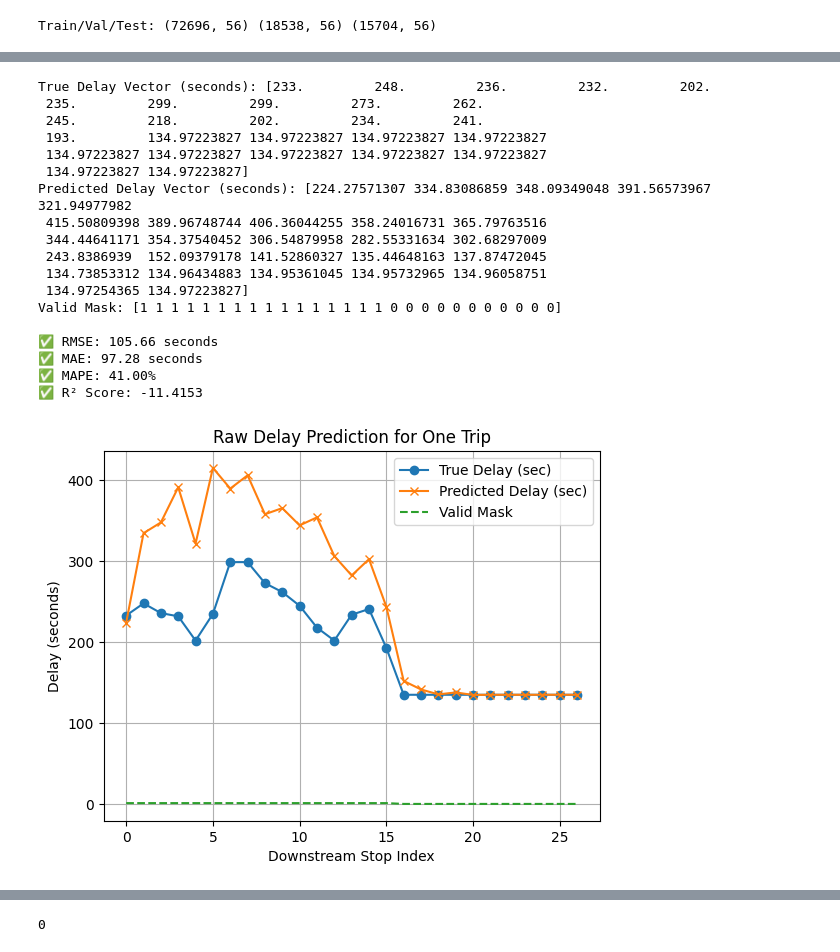
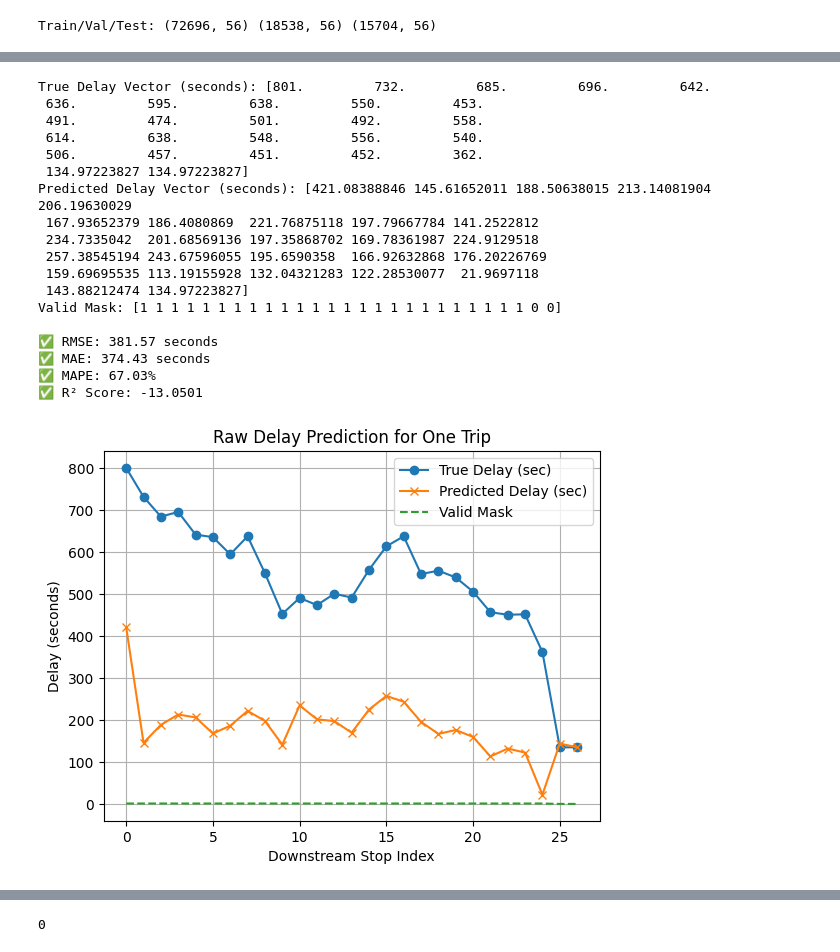
Before and after one commit to Zhiyuan-03/AI_in_Transportation_Exercise, a Jupyter notebook: Project1.ipynb, the cells around one changed output, grey strips where cells are left out. Saved outputs shown, nothing was run; the diff lists cells and outputs as text; code cells hidden in the pictures.

```diff
--- a/Project1.ipynb
+++ b/Project1.ipynb
@@ -514,59 +533,59 @@ scaler_arrival = StandardScaler()
 scaler_arrival.fit(df_raw[['arrival_delay']])  # now using truly unscaled data
 
 
-i = 10  # sample index
+i = 27  # sample index
 
 # Inverse transform predictions and ground truth
 true_raw = scaler_arrival.inverse_transform(y_test[i].reshape(-1, 1)).flatten()
-pred_raw = scaler_arrival.inverse_transform(pred_lgb[i].reshape(-1, 1)).flatten()
+pred_raw = scaler_arrival.inverse_transform(pred_linreg[i].reshape(-1, 1)).flatten()
 mask = mask_test[i].astype(bool)
 
 # Filter valid entries
 true_valid = true_raw[mask]
 pred_valid = pred_raw[mask]
 
 # Compute metrics
 rmse = np.sqrt(mean_squared_error(true_valid, pred_valid))
 mae = mean_absolute_error(true_valid, pred_valid)
 mape = np.mean(np.abs((true_valid - pred_valid) / np.maximum(np.abs(true_valid), 1e-5))) * 100
 r2 = r2_score(true_valid, pred_valid)
 
 # Print results
 print("True Delay Vector (seconds):", true_raw)
 print("Predicted Delay Vector (seconds):", pred_raw)
 print("Valid Mask:", mask_test[i])
 print(f"\n✅ RMSE: {rmse:.2f} seconds")
 print(f"✅ MAE: {mae:.2f} seconds")
 print(f"✅ MAPE: {mape:.2f}%")
 print(f"✅ R² Score: {r2:.4f}")
 # Plot
 plt.plot(true_raw, label="True Delay (sec)", marker='o')
 plt.plot(pred_raw, label="Predicted Delay (sec)", marker='x')
 plt.plot(mask_test[i], label="Valid Mask", linestyle="--")
 plt.title("Raw Delay Prediction for One Trip")
 plt.xlabel("Downstream Stop Index")
 plt.ylabel("Delay (seconds)")
 plt.legend()
 plt.grid(True)
 plt.show()
 # %% [output]
-True Delay Vector (seconds): [233.         248.         236.         232.         202.
- 235.         299.         299.         273.         262.
- 245.         218.         202.         234.         241.
- 193.         134.97223827 134.97223827 134.97223827 134.97223827
- 134.97223827 134.97223827 134.97223827 134.97223827 134.97223827
+True Delay Vector (seconds): [801.         732.         685.         696.         642.
+ 636.         595.         638.         550.         453.
+ 491.         474.         501.         492.         558.
+ 614.         638.         548.         556.         540.
+ 506.         457.         451.         452.         362.
  134.97223827 134.97223827]
-Predicted Delay Vector (seconds): [224.27571307 334.83086859 348.09349048 391.56573967 321.94977982
- 415.50809398 389.96748744 406.36044255 358.24016731 365.79763516
- 344.44641171 354.37540452 306.54879958 282.55331634 302.68297009
- 243.8386939  152.09379178 141.52860327 135.44648163 137.87472045
- 134.73853312 134.96434883 134.95361045 134.95732965 134.96058751
- 134.97254365 134.97223827]
-Valid Mask: [1 1 1 1 1 1 1 1 1 1 1 1 1 1 1 1 0 0 0 0 0 0 0 0 0 0 0]
+Predicted Delay Vector (seconds): [421.08388846 145.61652011 188.50638015 213.14081904 206.19630029
+ 167.93652379 186.4080869  221.76875118 197.79667784 141.2522812
+ 234.7335042  201.68569136 197.35868702 169.78361987 224.9129518
+ 257.38545194 243.67596055 195.6590358  166.92632868 176.20226769
+ 159.69695535 113.19155928 132.04321283 122.28530077  21.9697118
+ 143.88212474 134.97223827]
+Valid Mask: [1 1 1 1 1 1 1 1 1 1 1 1 1 1 1 1 1 1 1 1 1 1 1 1 1 0 0]
 
-✅ RMSE: 105.66 seconds
-✅ MAE: 97.28 seconds
-✅ MAPE: 41.00%
-✅ R² Score: -11.4153
+✅ RMSE: 381.57 seconds
+✅ MAE: 374.43 seconds
+✅ MAPE: 67.03%
+✅ R² Score: -13.0501
-[figure, old version]
+[figure, new version]
 # %%
```
Also changed, not shown: parts of 8 cells of this notebook.
